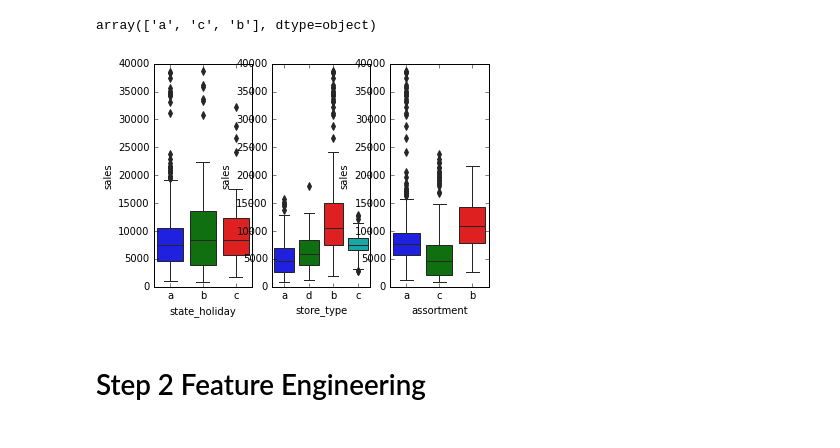
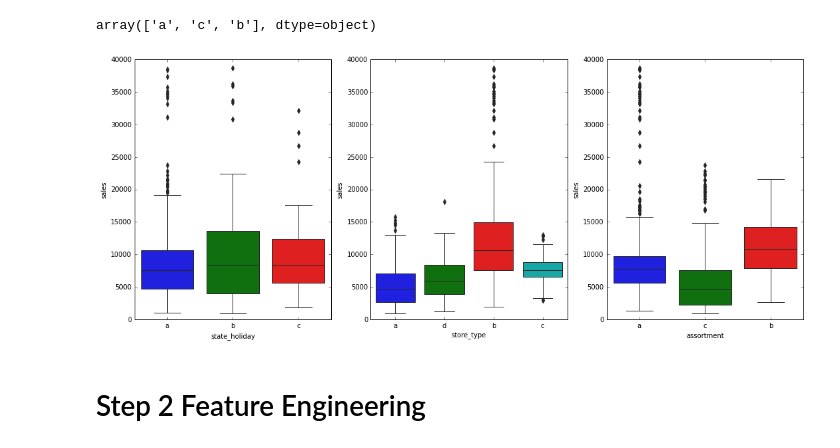
Before and after one commit to Eduardo-95-DS/Rossmann-sales-prediction, a Jupyter notebook: notebooks/look_1.0-ear-store-sales-prediction-sell.ipynb, the cells around one changed output. Drawn from its saved outputs; the diff is of its cells as text; code cells hidden in the pictures.

Commit message:
notebook graph updated

```diff
--- a/notebooks/look_1.0-ear-store-sales-prediction-sell.ipynb
+++ b/notebooks/look_1.0-ear-store-sales-prediction-sell.ipynb
@@ -324,21 +324,21 @@ df1['assortment'].unique()
 # %% [output]
 array(['a', 'c', 'b'], dtype=object)
 # %%
-rcParams['figure.figsize'] = 16,5
+rcParams['figure.figsize'] = 18,7
 
 aux1=df1[(df1['state_holiday'] !='0') & (df1['sales']>0)]
 
 
 plt.subplot(1,3,1);
 sns.boxplot(x='state_holiday',y='sales',data=aux1);
 
 plt.subplot(1,3,2);
 sns.boxplot(x='store_type',y='sales',data=aux1);
 
 plt.subplot(1,3,3);
 sns.boxplot(x='assortment',y='sales',data=aux1);
 # %% [output]
-[figure, old version]
+[figure, new version]
 # %% [markdown]
 # Step 2 Feature Engineering
 # %%
```
Also changed, not shown: parts of 4 cells of this notebook, 1 other file.
